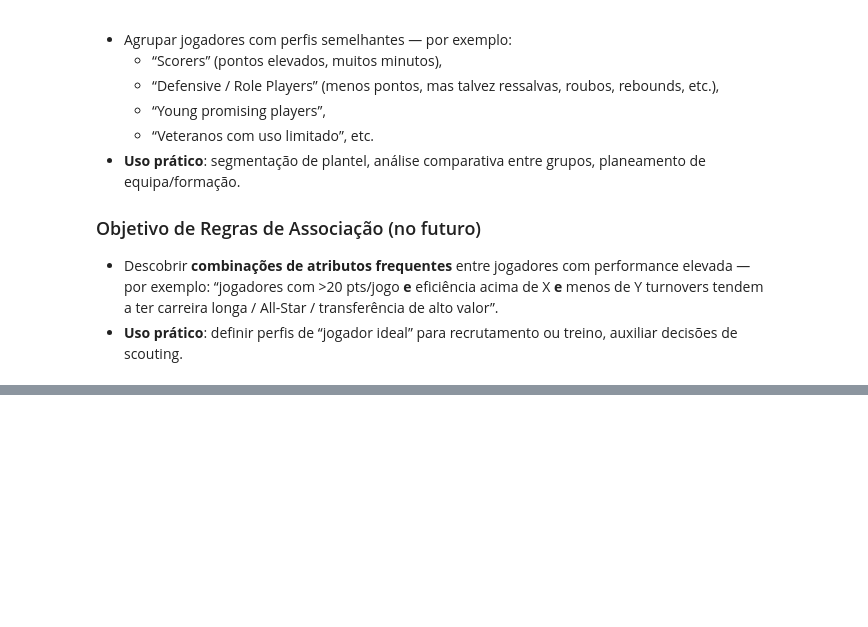
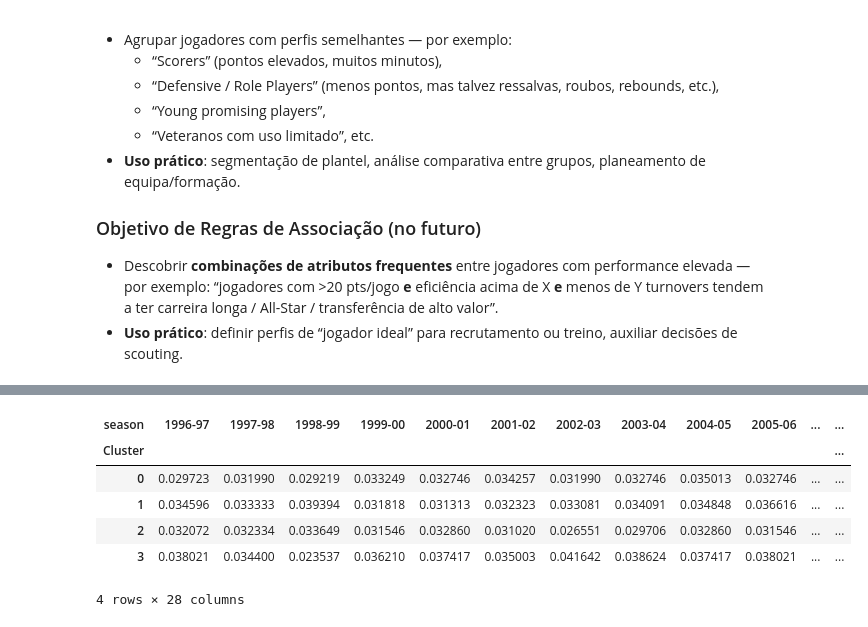
Before and after one commit to FreverZ/IA_PO2_G06, a Jupyter notebook: nba_notebook.ipynb, the cells around one changed output, grey strips where cells are left out. Saved outputs shown, nothing was run; the diff lists cells and outputs as text; code cells hidden in the pictures; blank space fills up the shorter version.

```diff
--- a/nba_notebook.ipynb
+++ b/nba_notebook.ipynb
@@ -51,0 +224,10 @@
+# %%
+pd.crosstab(df["Cluster"], df["season"], normalize="index")
+# %% [output]
+| season | 1996-97 | 1997-98 | 1998-99 | 1999-00 | 2000-01 | 2001-02 | 2002-03 | 2003-04 | 2004-05 | 2005-06 | ... | ... |
+| Cluster |  |  |  |  |  |  |  |  |  |  |  | ... |
+| 0 | 0.029723 | 0.031990 | 0.029219 | 0.033249 | 0.032746 | 0.034257 | 0.031990 | 0.032746 | 0.035013 | 0.032746 | ... | ... |
+| 1 | 0.034596 | 0.033333 | 0.039394 | 0.031818 | 0.031313 | 0.032323 | 0.033081 | 0.034091 | 0.034848 | 0.036616 | ... | ... |
+| 2 | 0.032072 | 0.032334 | 0.033649 | 0.031546 | 0.032860 | 0.031020 | 0.026551 | 0.029706 | 0.032860 | 0.031546 | ... | ... |
+| 3 | 0.038021 | 0.034400 | 0.023537 | 0.036210 | 0.037417 | 0.035003 | 0.041642 | 0.038624 | 0.037417 | 0.038021 | ... | ... |
+4 rows × 28 columns
```
Also changed, not shown: parts of 22 cells of this notebook, 2 other files.
